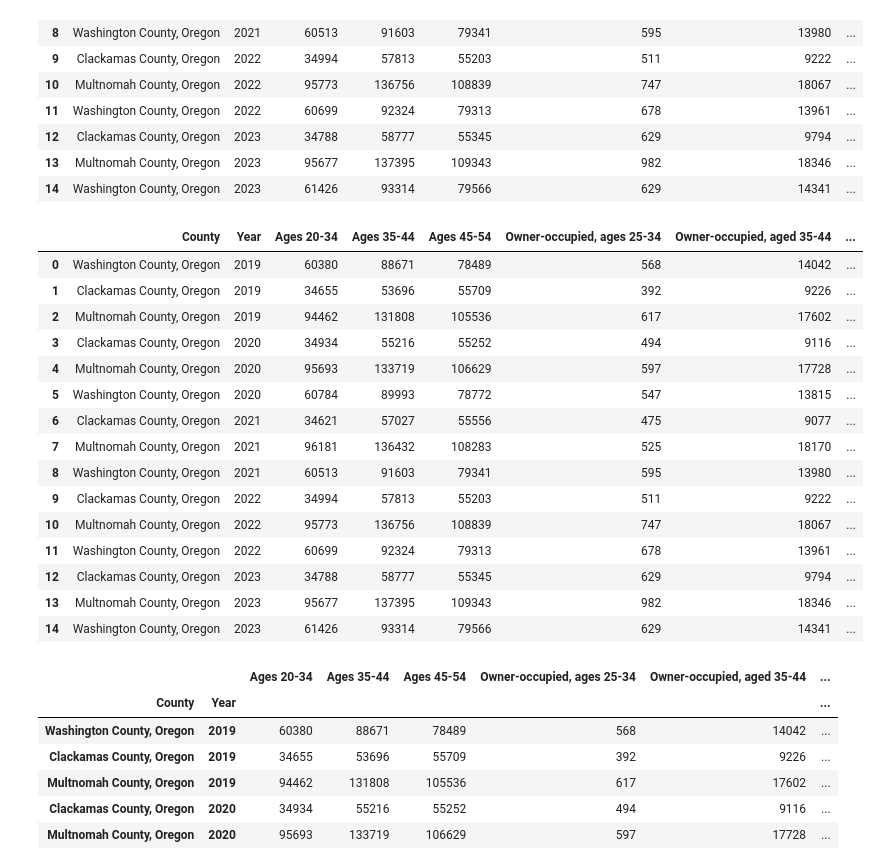
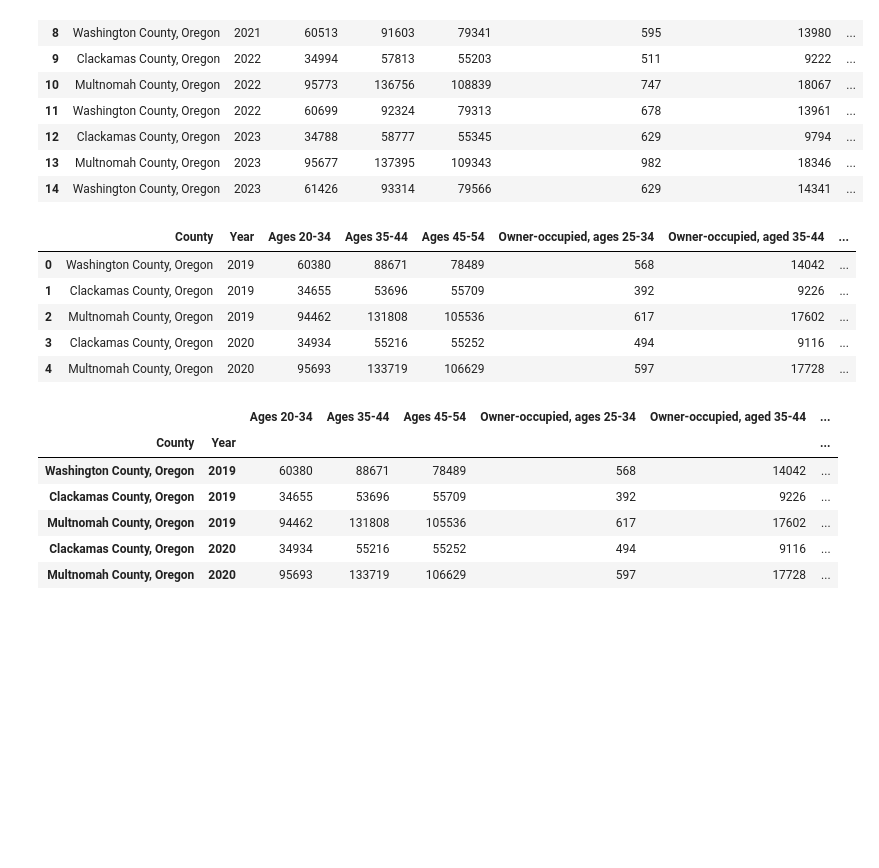
Before and after one commit to Tserrof7/Portland-Housing-Prices-Affordability-Project, a Jupyter notebook: Census_Data/census_data.ipynb, the cells around one changed output. Cells and saved outputs as stored; diff of their text form; code cells hidden in the pictures; blank space fills up the shorter version.

```diff
--- a/Census_Data/census_data.ipynb
+++ b/Census_Data/census_data.ipynb
@@ -484,24 +454,14 @@ merged_df
 # %%
 cleaned_house_age_df = merged_df.drop(columns=['state', 'county'])
 cleaned_house_age_df = cleaned_house_age_df.rename(columns={"NAME": "County"})
-cleaned_house_age_df
+cleaned_house_age_df.head()
 # %% [output]
 |  | County | Year | Ages 20-34 | Ages 35-44 | Ages 45-54 | Owner-occupied, ages 25-34 | Owner-occupied, aged 35-44 | ... |
 | 0 | Washington County, Oregon | 2019 | 60380 | 88671 | 78489 | 568 | 14042 | ... |
 | 1 | Clackamas County, Oregon | 2019 | 34655 | 53696 | 55709 | 392 | 9226 | ... |
 | 2 | Multnomah County, Oregon | 2019 | 94462 | 131808 | 105536 | 617 | 17602 | ... |
 | 3 | Clackamas County, Oregon | 2020 | 34934 | 55216 | 55252 | 494 | 9116 | ... |
 | 4 | Multnomah County, Oregon | 2020 | 95693 | 133719 | 106629 | 597 | 17728 | ... |
-| 5 | Washington County, Oregon | 2020 | 60784 | 89993 | 78772 | 547 | 13815 | ... |
-| 6 | Clackamas County, Oregon | 2021 | 34621 | 57027 | 55556 | 475 | 9077 | ... |
-| 7 | Multnomah County, Oregon | 2021 | 96181 | 136432 | 108283 | 525 | 18170 | ... |
-| 8 | Washington County, Oregon | 2021 | 60513 | 91603 | 79341 | 595 | 13980 | ... |
-| 9 | Clackamas County, Oregon | 2022 | 34994 | 57813 | 55203 | 511 | 9222 | ... |
-| 10 | Multnomah County, Oregon | 2022 | 95773 | 136756 | 108839 | 747 | 18067 | ... |
-| 11 | Washington County, Oregon | 2022 | 60699 | 92324 | 79313 | 678 | 13961 | ... |
-| 12 | Clackamas County, Oregon | 2023 | 34788 | 58777 | 55345 | 629 | 9794 | ... |
-| 13 | Multnomah County, Oregon | 2023 | 95677 | 137395 | 109343 | 982 | 18346 | ... |
-| 14 | Washington County, Oregon | 2023 | 61426 | 93314 | 79566 | 629 | 14341 | ... |
 # %%
 cleaned_house_age_df.set_index(["County", "Year"])
 # %% [output]
```
Also changed, not shown: parts of 8 cells of this notebook, 1 other file.
